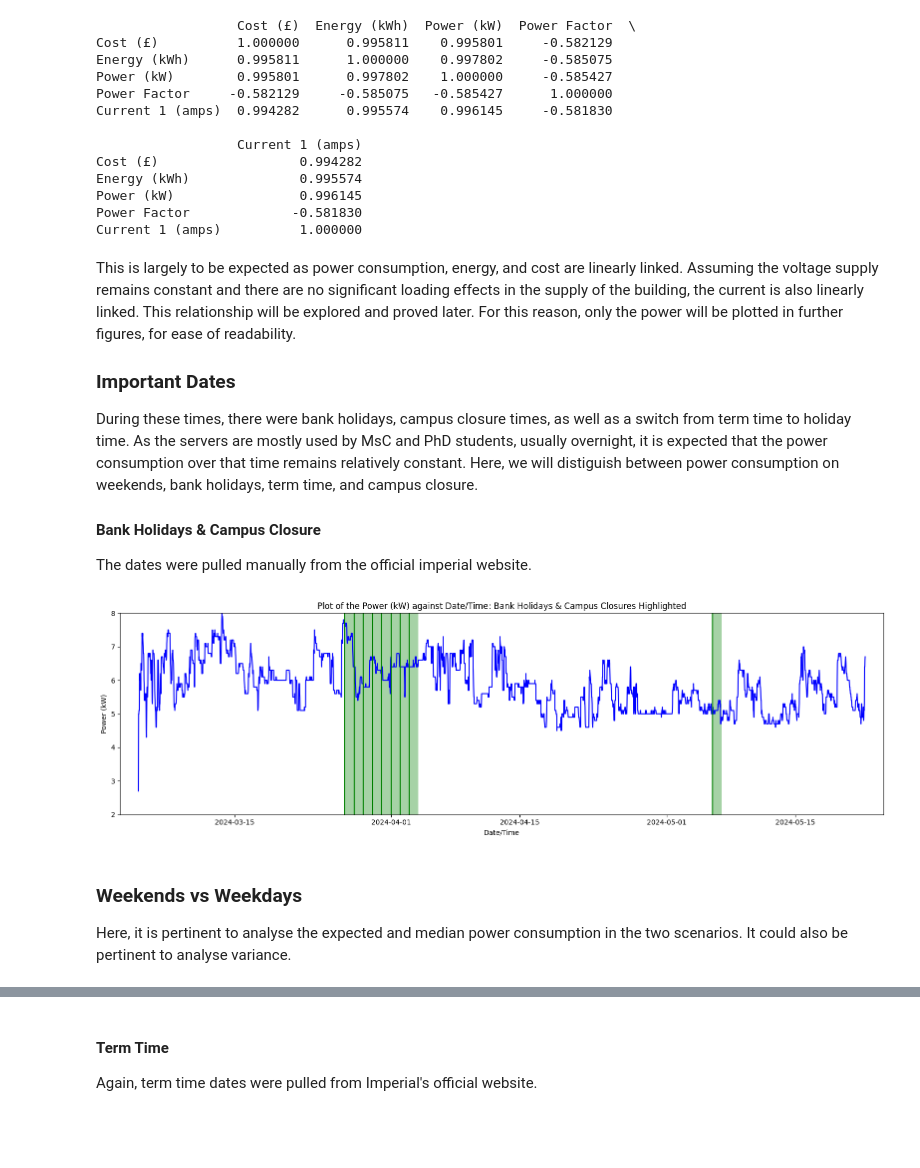
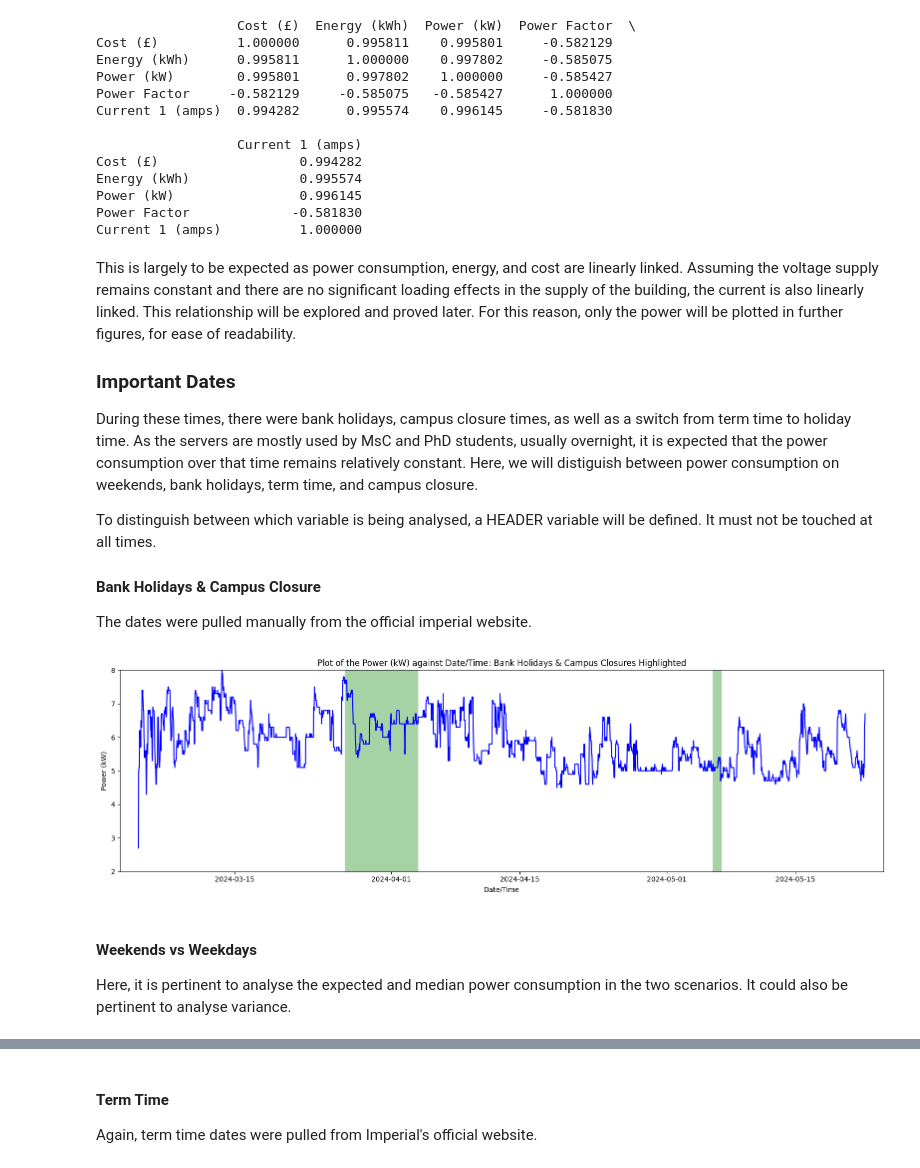
Before and after one commit to ogahector/power_analysis_eeedept, a Jupyter notebook: src/main.ipynb, the cells around one changed output, grey strips where cells are left out. Drawn from its saved outputs; the diff is of its cells as text; code cells hidden in the pictures; blank space fills up the shorter version.

Commit message:
weather data, weekend/weekday, day/night, moving av, and more

```diff
--- a/src/main.ipynb
+++ b/src/main.ipynb
@@ -104,36 +104,38 @@ For this reason, only the power will be plotted in further figures, for ease of
 ### Important Dates
 During these times, there were bank holidays, campus closure times, as well as a switch from term time to holiday time. As the servers are mostly used by MsC and PhD students, usually overnight, it is expected that the power consumption over that time remains relatively constant. Here, we will distiguish between power consumption on weekends, bank holidays, term time, and campus closure.
 
+To distinguish between which variable is being analysed, a HEADER variable will be defined. It must not be touched at all times.
+
 #### Bank Holidays & Campus Closure
 The dates were pulled manually from the official imperial website.
 # %%
+HEADER = "Power (kW)" # DO NOT MODIFY
+
 # bank holidays + campus closure
 bank_holidays = pd.to_datetime(["27/03/2024", "28/03/2024", "29/03/2024", "30/03/2024", "31/03/2024", "01/04/2024", "02/04/2024", "03/04/2024",
                  "06/05/2024", "27/05/2024", "26/08/2024"], format='%d/%m/%Y')
 
 # initialize figure
 plt.figure(figsize=(16, 5))
 
-header = "Power (kW)"
 vertical_limits = (2, 8)
 
-plt.plot(dl1["Date/Time"], dl1[header], color='b')
-plt.vlines(bank_holidays, ymin=vertical_limits[0], ymax=vertical_limits[1], colors='g')
+plt.plot(dl1["Date/Time"], dl1[HEADER], color='b')
 plt.fill_between(dl1["Date/Time"], vertical_limits[0], vertical_limits[1], step='post',
                  where=[time.normalize() in bank_holidays for time in dl1["Date/Time"]],
                  facecolor='g', alpha=0.35)
 plt.ylim(vertical_limits)
 plt.xlim(dl1["Date/Time"].iloc[0] - pd.Timedelta(days=2), dl1["Date/Time"].iloc[-1] + pd.Timedelta(days=2))
 plt.xlabel("Date/Time")
-plt.ylabel(header)
-plt.title("Plot of the " + header + " against Date/Time: Bank Holidays & Campus Closures Highlighted")
+plt.ylabel(HEADER)
+plt.title("Plot of the " + HEADER + " against Date/Time: Bank Holidays & Campus Closures Highlighted")
 
 plt.tight_layout()
 plt.show()
 # %% [output]
-[figure, old version]
+[figure, new version]
 # %% [markdown]
-### Weekends vs Weekdays
+#### Weekends vs Weekdays
 Here, it is pertinent to analyse the expected and median power consumption in the two scenarios. It could also be pertinent to analyse variance.
 # %%
 plt.figure(figsize=(16, 5))
```
Also changed, not shown: parts of 12 cells of this notebook, 1 other file.
